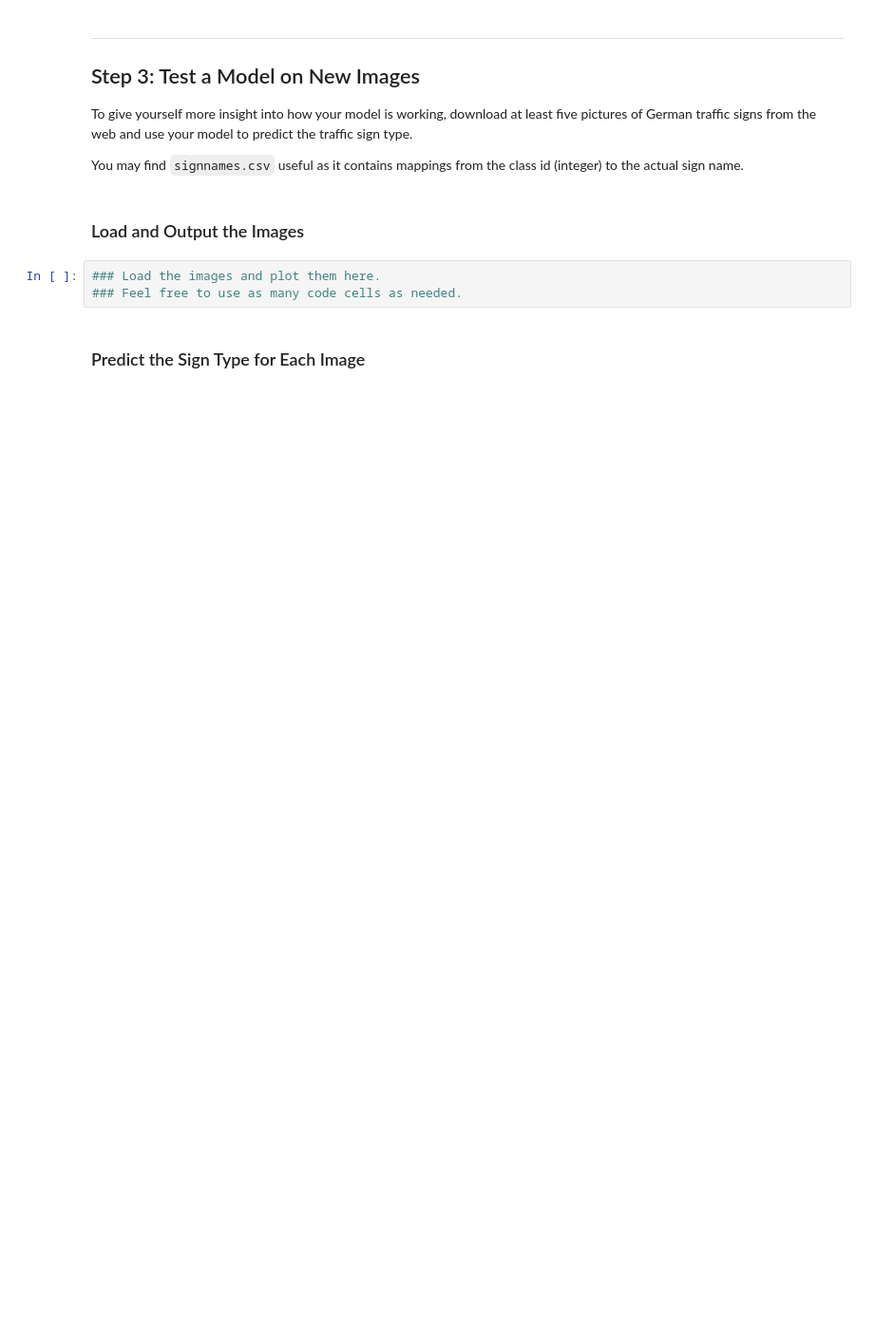
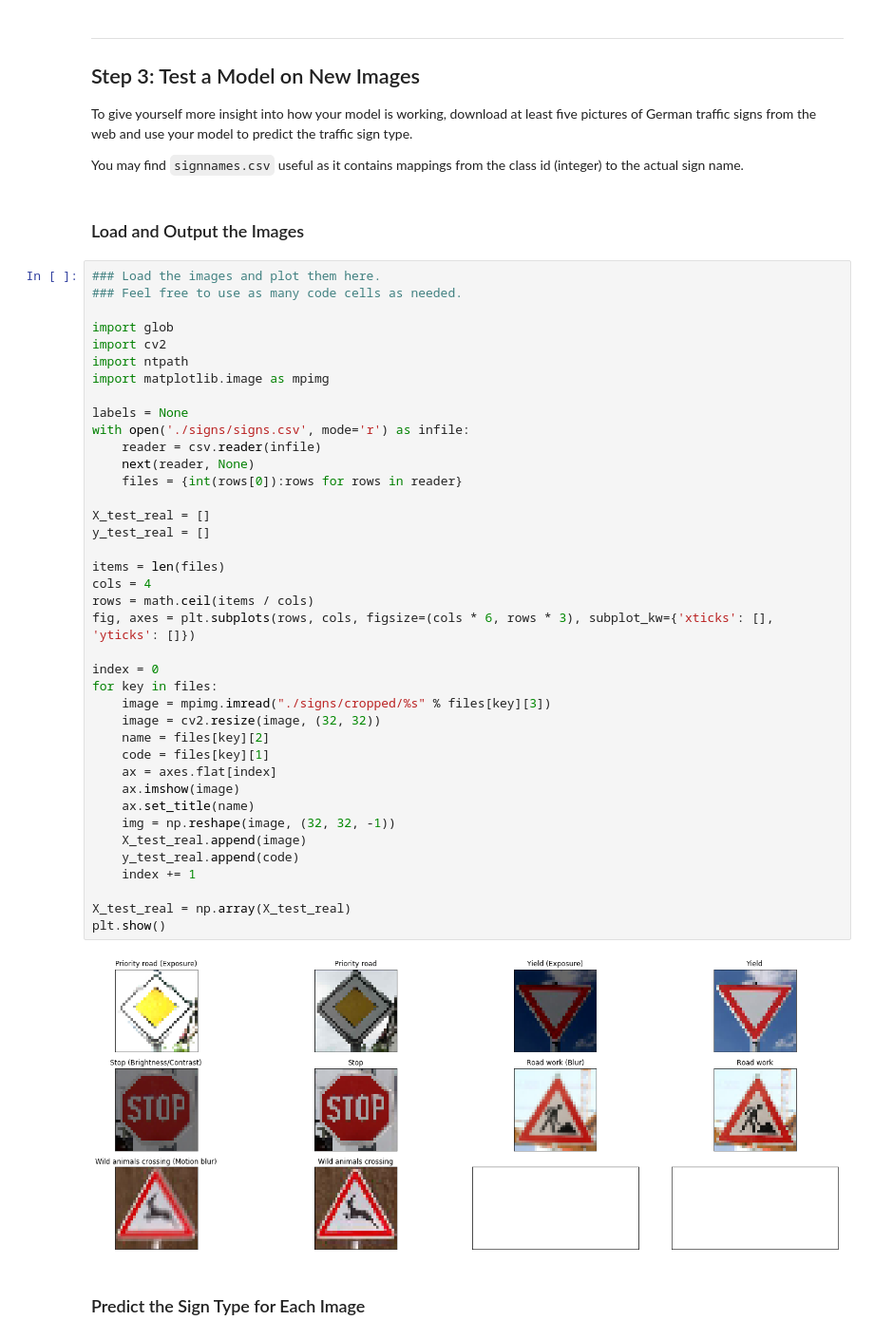
Before and after one commit to storm/CarND-Traffic-Sign-Classifier-Project, a Jupyter notebook: Traffic_Sign_Classifier.ipynb, the cells around one changed output. Shown at 95% size. Saved outputs shown, nothing was run; the diff lists cells and outputs as text; blank space fills up the shorter version.

```diff
--- a/Traffic_Sign_Classifier.ipynb
+++ b/Traffic_Sign_Classifier.ipynb
@@ -205,9 +381,47 @@ To give yourself more insight into how your model is working, download at least
 You may find `signnames.csv` useful as it contains mappings from the class id (integer) to the actual sign name.
 # %% [markdown]
 ### Load and Output the Images
-# %%
-### Load the images and plot them here.
-### Feel free to use as many code cells as needed.
+# %%
+### Load the images and plot them here.
+### Feel free to use as many code cells as needed.
+
+import glob
+import cv2
+import ntpath
+import matplotlib.image as mpimg
+
+labels = None
+with open('./signs/signs.csv', mode='r') as infile:
+    reader = csv.reader(infile)
+    next(reader, None)
+    files = {int(rows[0]):rows for rows in reader}
+
+X_test_real = []
+y_test_real = []
+
+items = len(files)
+cols = 4
+rows = math.ceil(items / cols)
+fig, axes = plt.subplots(rows, cols, figsize=(cols * 6, rows * 3), subplot_kw={'xticks': [], 'yticks': []})
+
+index = 0
+for key in files:
+    image = mpimg.imread("./signs/cropped/%s" % files[key][3])
+    image = cv2.resize(image, (32, 32))
+    name = files[key][2]
+    code = files[key][1]
+    ax = axes.flat[index]
+    ax.imshow(image)
+    ax.set_title(name)
+    img = np.reshape(image, (32, 32, -1))
+    X_test_real.append(image)
+    y_test_real.append(code)
+    index += 1
+
+X_test_real = np.array(X_test_real)
+plt.show()
+# %% [output]
+[figure, added]
 # %% [markdown]
 ### Predict the Sign Type for Each Image
 # %%
```
Also changed, not shown: parts of 13 cells of this notebook, 33 other files.
